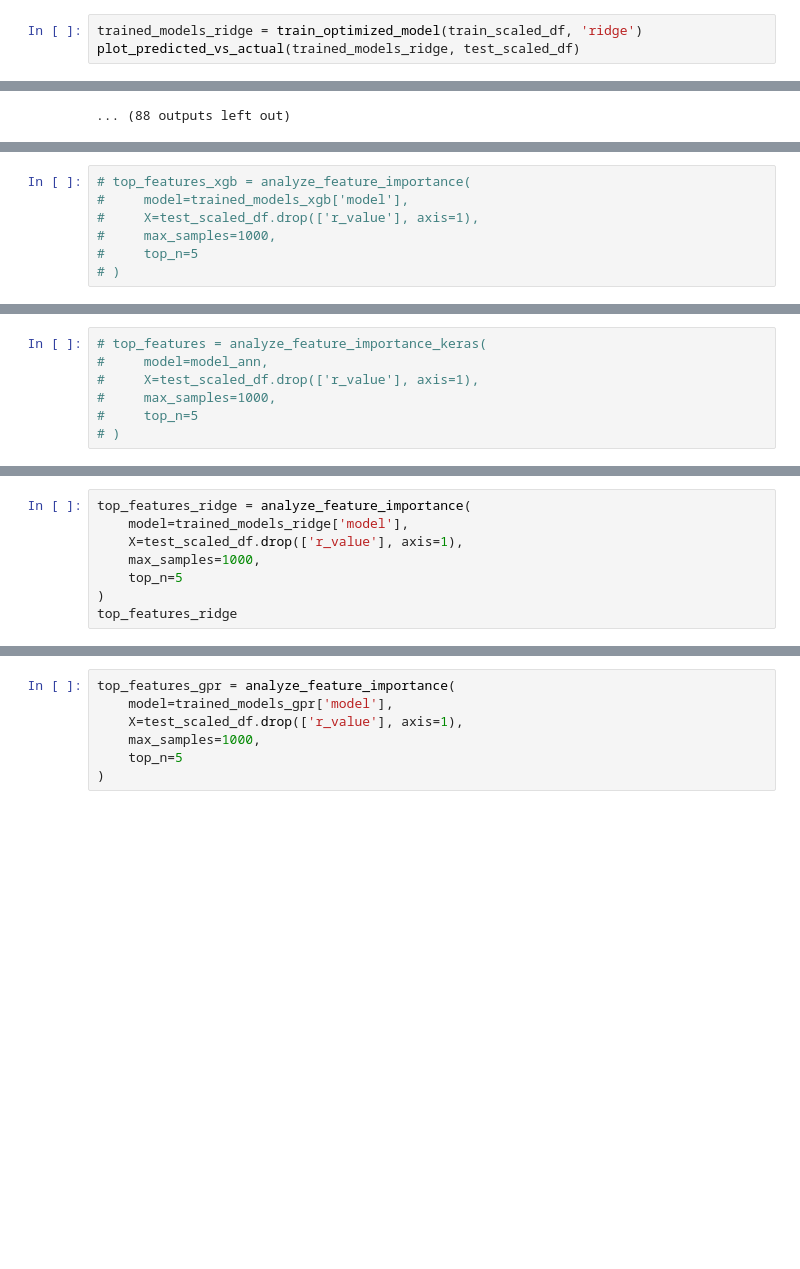
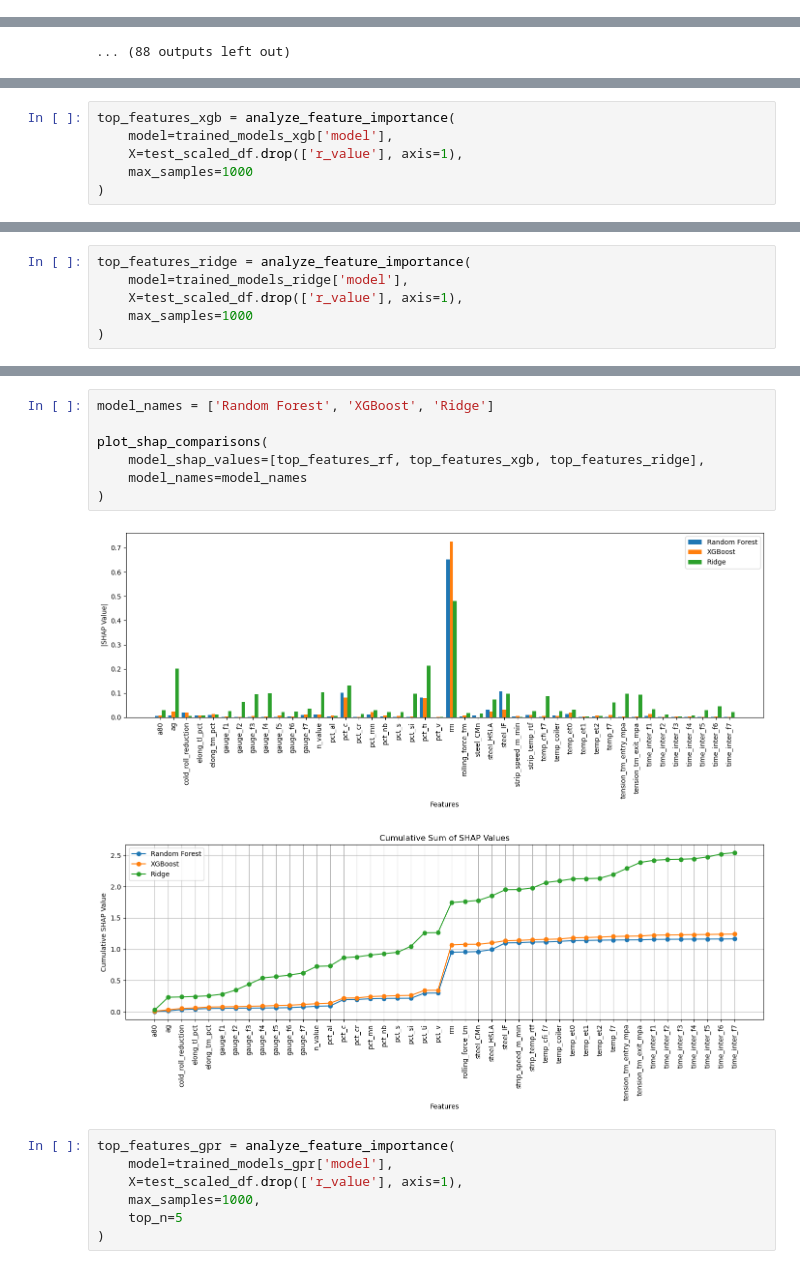
Before and after one commit to TonnyLe14/master-thesis, a Jupyter notebook: models_mecomep.ipynb, the cells around one changed output, grey strips where cells are left out. Drawn from its saved outputs; the diff is of its cells as text; blank space fills up the shorter version.

```diff
--- a/models_mecomep.ipynb
+++ b/models_mecomep.ipynb
@@ -689,3 +680,0 @@ def optimize_hyperparameters_ridge(X_train, y_train):
-# %%
-trained_models_ridge = train_optimized_model(train_scaled_df, 'ridge')
-plot_predicted_vs_actual(trained_models_ridge, test_scaled_df)
@@ -1440,7 +1500,6 @@ def analyze_feature_importance(model, X, feature_names=None, max_samples=1000, t
 # %%
-# top_features_xgb = analyze_feature_importance(
-#     model=trained_models_xgb['model'],
-#     X=test_scaled_df.drop(['r_value'], axis=1),
-#     max_samples=1000,
-#     top_n=5
-# )
+top_features_xgb = analyze_feature_importance(
+    model=trained_models_xgb['model'],
+    X=test_scaled_df.drop(['r_value'], axis=1),
+    max_samples=1000
+)
@@ -1504,7 +1509,6 @@ def analyze_feature_importance_keras(model, X, feature_names=None, max_samples=1
 # %%
-# top_features = analyze_feature_importance_keras(
-#     model=model_ann,
-#     X=test_scaled_df.drop(['r_value'], axis=1),
-#     max_samples=1000,
-#     top_n=5
-# )
+top_features_ridge = analyze_feature_importance(
+    model=trained_models_ridge['model'],
+    X=test_scaled_df.drop(['r_value'], axis=1),
+    max_samples=1000
+)
@@ -1527,8 +1517,0 @@ top_features_svr
-# %%
-top_features_ridge = analyze_feature_importance(
-    model=trained_models_ridge['model'],
-    X=test_scaled_df.drop(['r_value'], axis=1),
-    max_samples=1000,
-    top_n=5
-)
-top_features_ridge
@@ -1535,3 +1572,13 @@ top_features_ridge
+# %%
+model_names = ['Random Forest', 'XGBoost', 'Ridge']
+
+plot_shap_comparisons(
+    model_shap_values=[top_features_rf, top_features_xgb, top_features_ridge],
+    model_names=model_names
+)
+# %% [output]
+[figure, added]
+[figure, added]
 # %%
 top_features_gpr = analyze_feature_importance(
     model=trained_models_gpr['model'],
```
Also changed, not shown: parts of 27 cells of this notebook.
